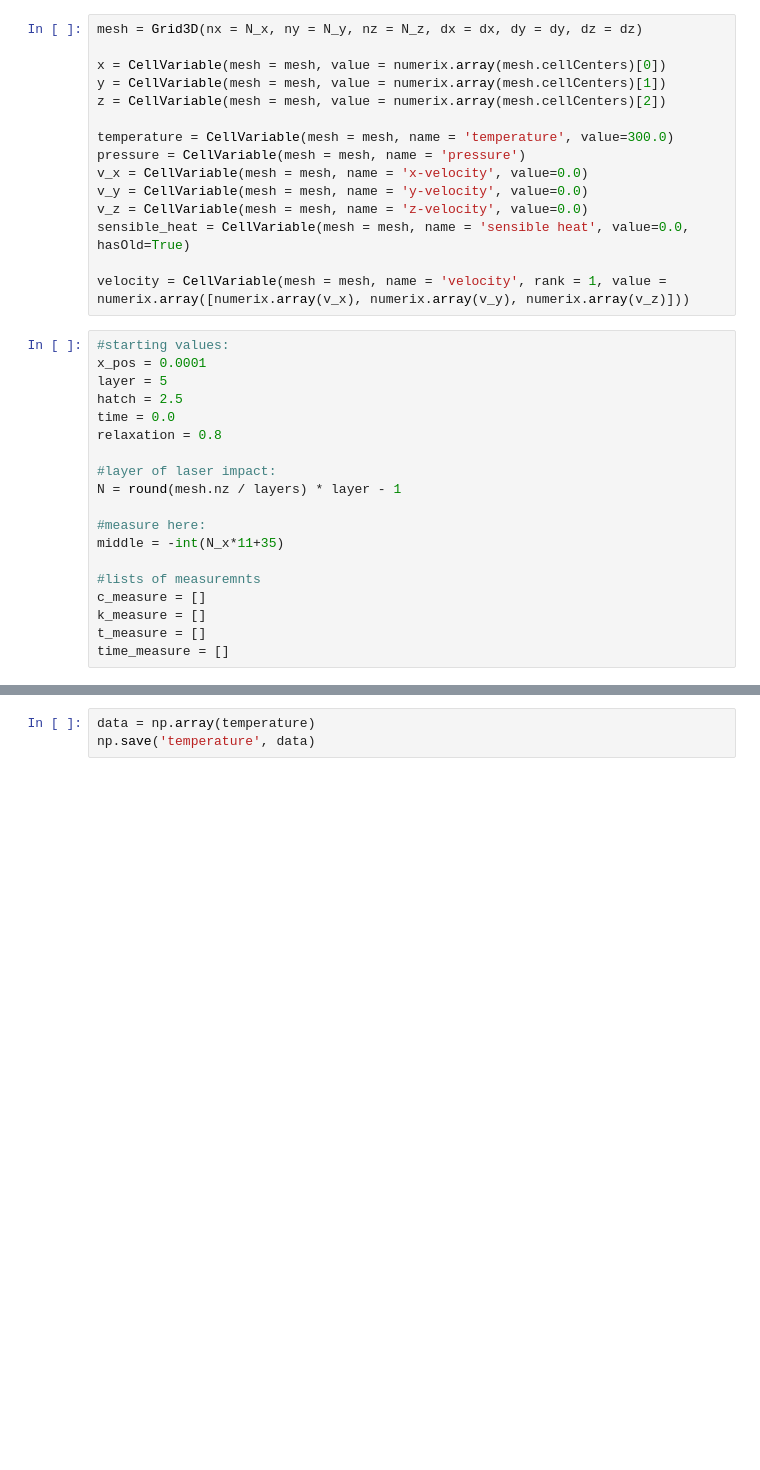
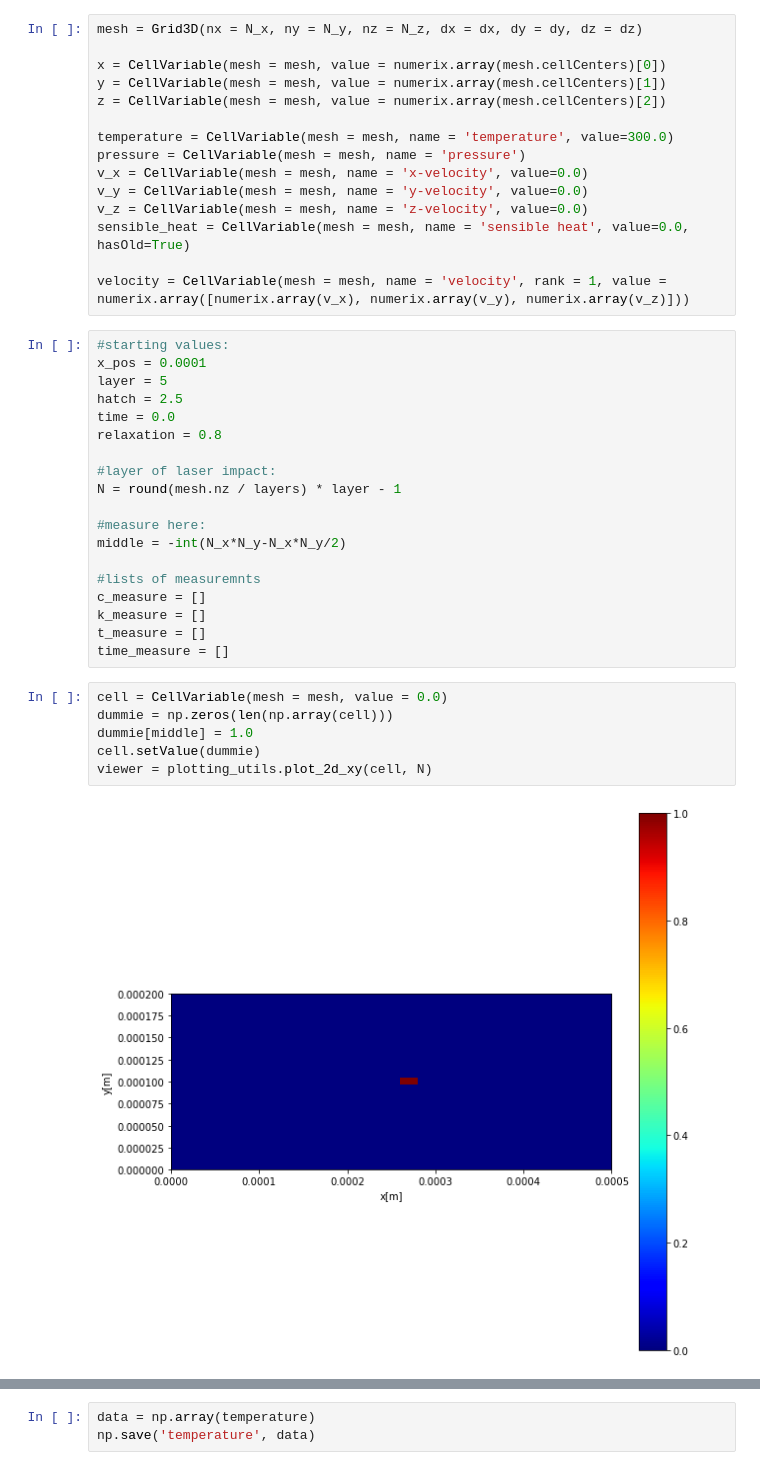
Before and after one commit to snilsn/SLM-finite-volumes, a Jupyter notebook: 3d heat convection.ipynb, the cells around one changed output, grey strips where cells are left out. Saved outputs shown, nothing was run; the diff lists cells and outputs as text; blank space fills up the shorter version.

```diff
--- a/3d heat convection.ipynb
+++ b/3d heat convection.ipynb
@@ -37,13 +37,21 @@ relaxation = 0.8
 N = round(mesh.nz / layers) * layer - 1
 
 #measure here:
-middle = -int(N_x*11+35)
+middle = -int(N_x*N_y-N_x*N_y/2)
 
 #lists of measuremnts
 c_measure = []
 k_measure = []
 t_measure = []
 time_measure = []
+# %%
+cell = CellVariable(mesh = mesh, value = 0.0)
+dummie = np.zeros(len(np.array(cell)))
+dummie[middle] = 1.0
+cell.setValue(dummie)
+viewer = plotting_utils.plot_2d_xy(cell, N)
+# %% [output]
+[figure, new version]
 # %%
 liquid = fct.get_liquid_fraction(temperature, mesh, steel_T_S, steel_T_L)
 liquid_old = liquid
```
Also changed, not shown: parts of 14 cells of this notebook, 1 other file.
